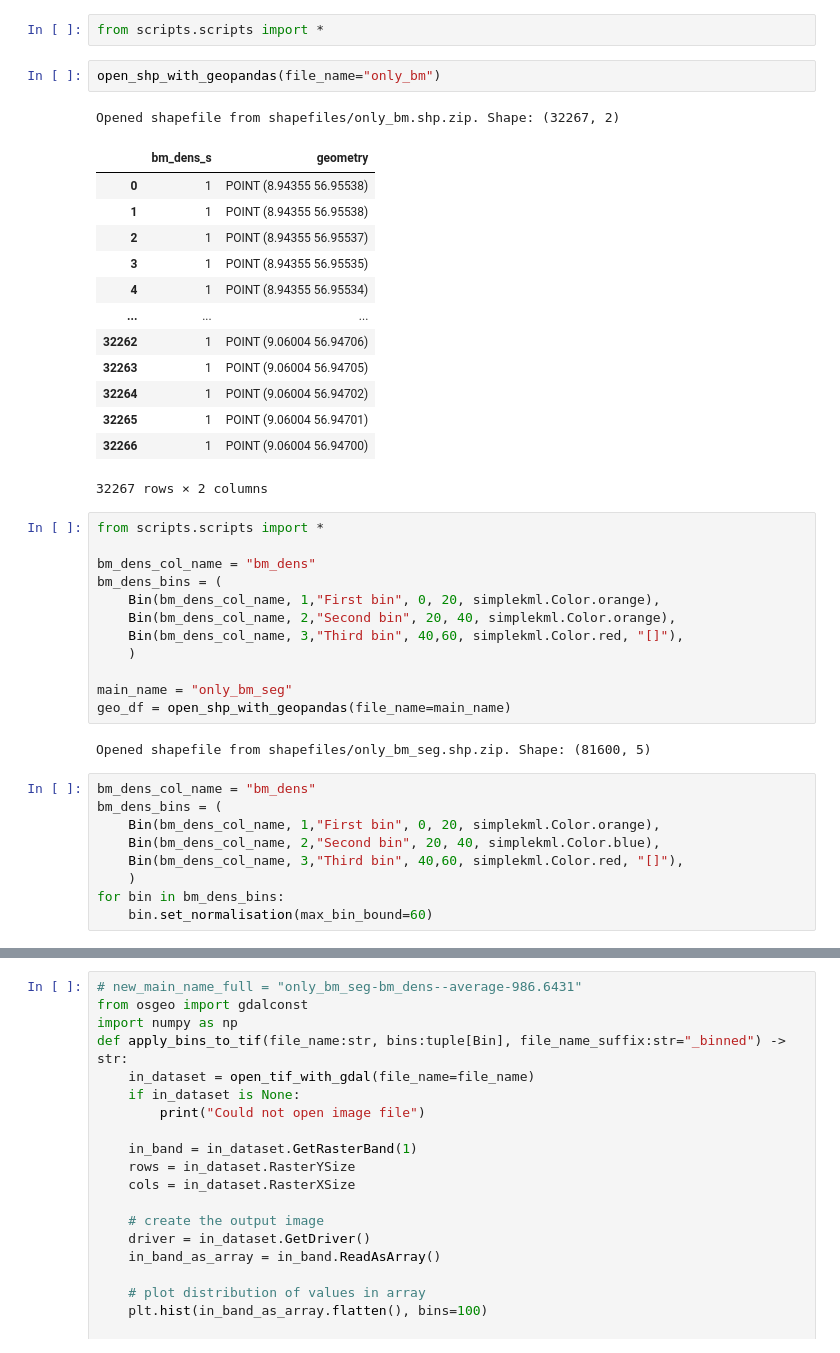
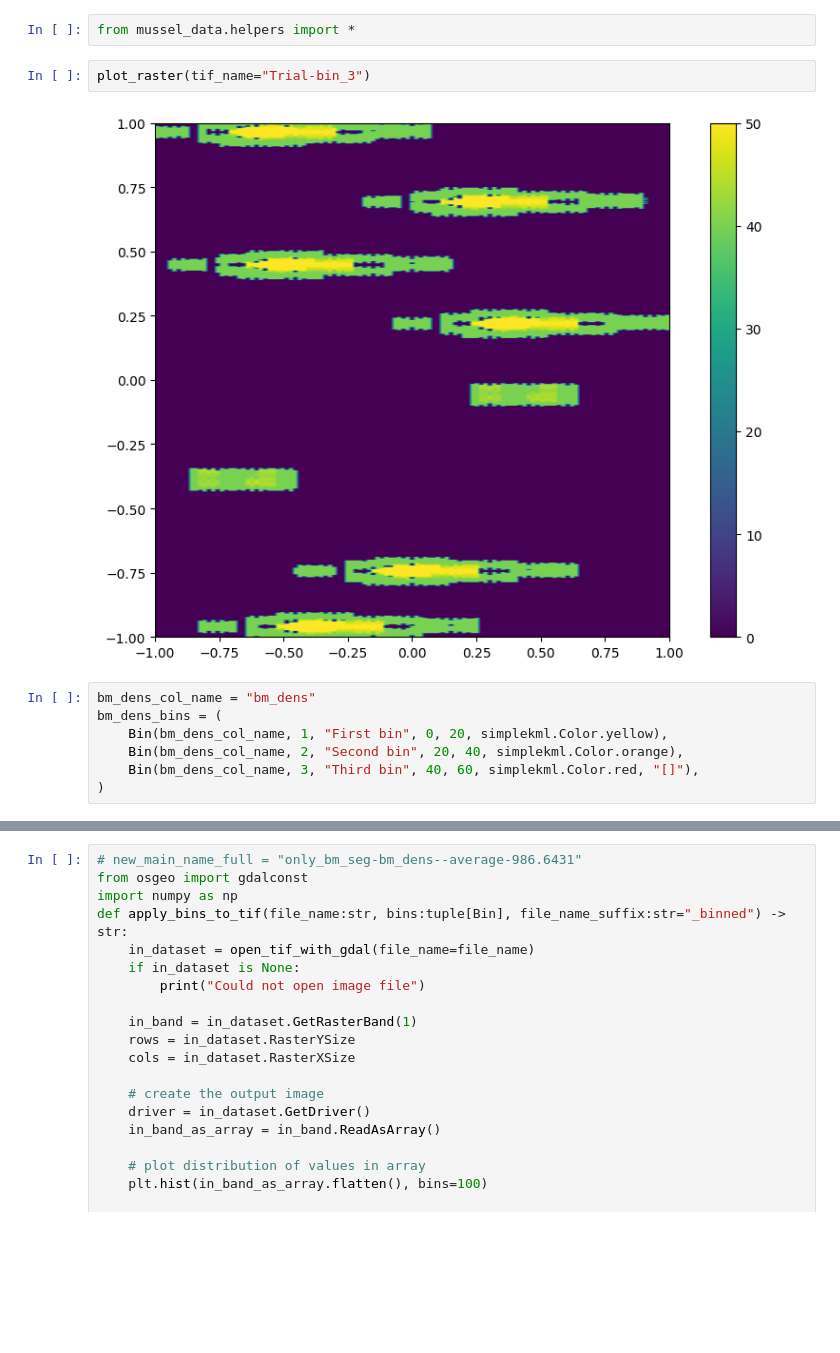
Before and after one commit to figgeous/kml-creator, a Jupyter notebook: mussel_data/whole_process_moving_average.ipynb, the cells around one changed output, grey strips where cells are left out. Cells and saved outputs as stored; diff of their text form; blank space fills up the shorter version.

```diff
--- a/mussel_data/whole_process_moving_average.ipynb
+++ b/mussel_data/whole_process_moving_average.ipynb
@@ -1,45 +1,16 @@
 # %%
-from scripts.scripts import *
+from mussel_data.helpers import *
-# %%
-open_shp_with_geopandas(file_name="only_bm")
-# %% [output]
-Opened shapefile from shapefiles/only_bm.shp.zip. Shape: (32267, 2)
-|  | bm_dens_s | geometry |
-| 0 | 1 | POINT (8.94355 56.95538) |
-| 1 | 1 | POINT (8.94355 56.95538) |
-| 2 | 1 | POINT (8.94355 56.95537) |
-| 3 | 1 | POINT (8.94355 56.95535) |
-| 4 | 1 | POINT (8.94355 56.95534) |
-| ... | ... | ... |
-| 32262 | 1 | POINT (9.06004 56.94706) |
-| 32263 | 1 | POINT (9.06004 56.94705) |
-| 32264 | 1 | POINT (9.06004 56.94702) |
-| 32265 | 1 | POINT (9.06004 56.94701) |
-| 32266 | 1 | POINT (9.06004 56.94700) |
-32267 rows × 2 columns
+# %%
+plot_raster(tif_name="Trial-bin_3")
+# %% [output]
+[figure, added]
 # %%
-from scripts.scripts import *
-
 bm_dens_col_name = "bm_dens"
 bm_dens_bins = (
-    Bin(bm_dens_col_name, 1,"First bin", 0, 20, simplekml.Color.orange),
-    Bin(bm_dens_col_name, 2,"Second bin", 20, 40, simplekml.Color.orange),
-    Bin(bm_dens_col_name, 3,"Third bin", 40,60, simplekml.Color.red, "[]"),
-    )
-
-main_name = "only_bm_seg"
-geo_df = open_shp_with_geopandas(file_name=main_name)
+    Bin(bm_dens_col_name, 1, "First bin", 0, 20, simplekml.Color.yellow),
+    Bin(bm_dens_col_name, 2, "Second bin", 20, 40, simplekml.Color.orange),
+    Bin(bm_dens_col_name, 3, "Third bin", 40, 60, simplekml.Color.red, "[]"),
+)
-# %% [output]
-Opened shapefile from shapefiles/only_bm_seg.shp.zip. Shape: (81600, 5)
-# %%
-bm_dens_col_name = "bm_dens"
-bm_dens_bins = (
-    Bin(bm_dens_col_name, 1,"First bin", 0, 20, simplekml.Color.orange),
-    Bin(bm_dens_col_name, 2,"Second bin", 20, 40, simplekml.Color.blue),
-    Bin(bm_dens_col_name, 3,"Third bin", 40,60, simplekml.Color.red, "[]"),
-    )
-for bin in bm_dens_bins:
-    bin.set_normalisation(max_bin_bound=60)
 # %%
 main_name = "only_bm_seg"
 geo_df = open_shp_with_geopandas(file_name=main_name)
```
Also changed, not shown: parts of 13 cells of this notebook, 5 other files.
